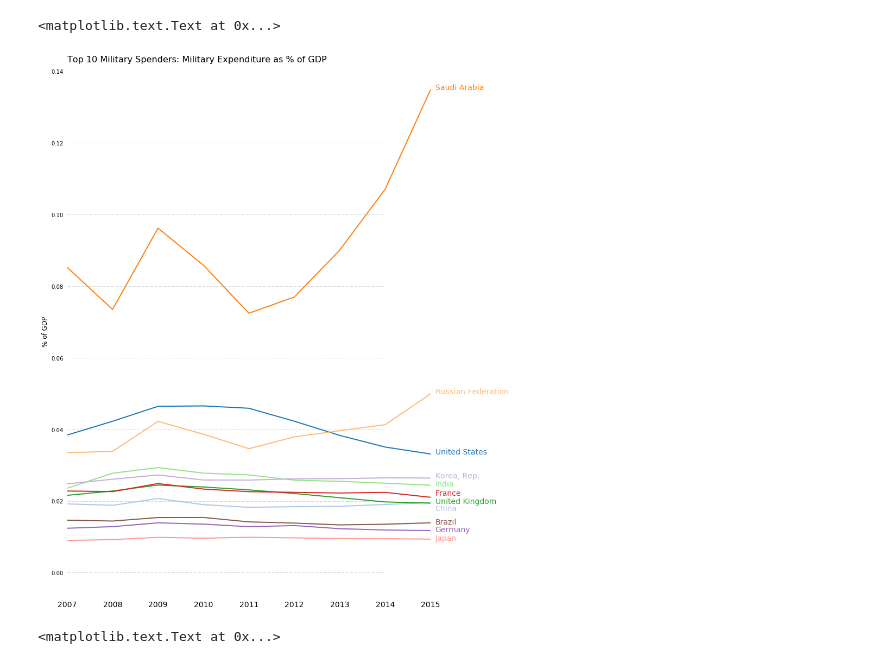
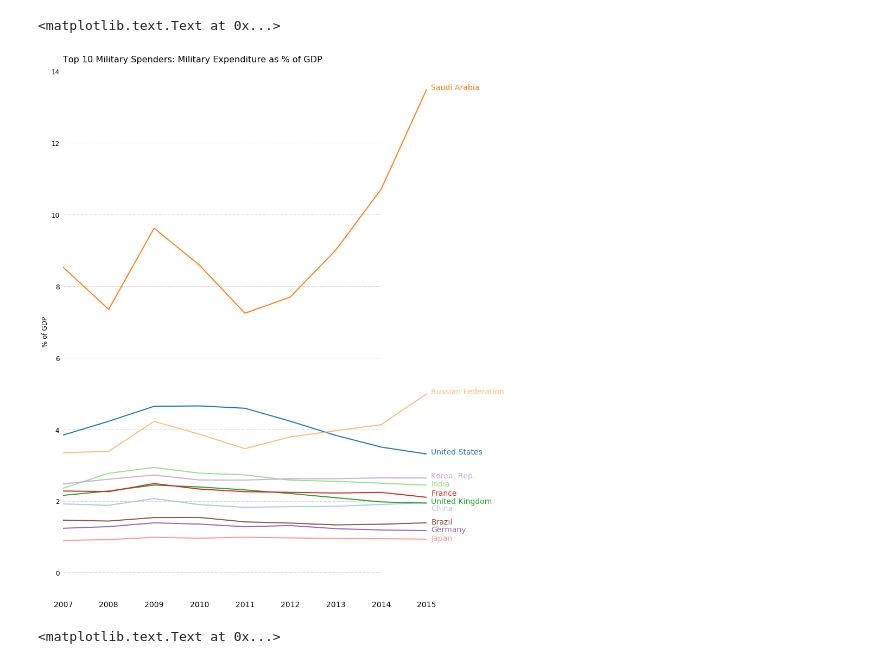
Before and after one commit to maxgrossman/minemilitaries, a Jupyter notebook: minemilitaries.ipynb, the cells around one changed output. Saved outputs shown, nothing was run; the diff lists cells and outputs as text; code cells hidden in the pictures.

```diff
--- a/minemilitaries.ipynb
+++ b/minemilitaries.ipynb
@@ -120,7 +120,10 @@ miliDataList.extend([miliDataList[0]/miliDataList[1],miliDataList[2]/miliDataLis
 # %%
 #2 . Plot each indicator
 
-# tableau20 colors for plots, found from this post -> bit.ly/1uBkJI5
+# colors and styling for plots found from this post -> bit.ly/1uBkJI5
+
+# tableau20 colors for plots, first generating the rgb values and then dividing them by
+# the (256 - 1) limit
 tableau20 = [(31, 119, 180), (174, 199, 232), (255, 127, 14), (255, 187, 120),
              (44, 160, 44), (152, 223, 138), (214, 39, 40), (255, 152, 150),
              (148, 103, 189), (197, 176, 213), (140, 86, 75), (196, 156, 148),
@@ -133,58 +136,68 @@ for i in range(len(tableau20)):
 
 # military expenditure as % of GDP
 
-#plot transpose of this dataframe, using tableua20 colors
+# set the figure size and save plot axis object to ax
 pp.figure(figsize=(12,18))
 ax = pp.subplot(111)
-# remove outer lines of plot
+# remove outer lines of axis
 ax.spines["top"].set_visible(False)
 ax.spines["bottom"].set_visible(False)
 ax.spines["right"].set_visible(False)
 ax.spines["left"].set_visible(False)
-# add stylistic ticks across the plot
+# only draw ticks on left for y and bottom for x axis
+# but note, later on these are shut off
 ax.get_xaxis().tick_bottom()
 ax.get_yaxis().tick_left()
+# set the x limit for the x axis
 pp.xlim(2007,2015)
-ax.yaxis.set_major_formatter(FormatStrFormatter('%.2f'))
+# manually set y axis tick marks to the range 0,14, with steps by 2
+ax.yaxis.set_major_formatter(mtick.FixedFormatter([0,0,2,4,6,8,10,12,14]))
+# set the font size for both
+pp.yticks(fontsize=12)
 pp.xticks(fontsize=14)
+# add a dashed line at height equal to y axis tick marks
 for y in [y * 0.01 for y in range(0,14,2)]:
     pp.plot(range(2007, 2015), [y] * len(range(2007, 2015)), "--", lw=0.5, color="black", alpha=0.3)
+# remove unwanted tick labels using tick_params
+# axis and which both makes sure both y and x axis can be controlled
+# top, left, and right off set ticks as off
+# labelbottom and labelleft as on make sure the tick labels are drawn
 pp.tick_params(axis="both", which="both", bottom="off", top="off",
                 labelbottom="on", left="off", right="off", labelleft="on")
 
+# for each country in dataframe do the following to plot it
 for i in range(0,len(miliDataList[3].index.values.tolist())):
     # Select country matching ith element in index list
     country = miliDataList[3].index.values.tolist()[i]
-
-    # Plot each line separately with its own color, using the Tableau 20 color set in order.
+    # Plot row of datframe for country held in country variable
+    # set the width of that country's line
+    # set its color to the ith color in the tableau20 list
     pp.plot(miliDataList[3].loc[country],
            lw=2,color=tableau20[i])
-
-    # Set y position of label to value of 2015 milispending
+    # Set y position of label to hieght of current country's
+    # 2015 Military expenditure as % of GDP
     y_pos = miliDataList[3].loc[country,'2015']
-
-    # after visual inspection, slightly adjust height of text
+    # slightly adjust these label heights as needed so labels do not clash
     if country == 'India':
         y_pos -= 0.0002
     elif country == 'United Kingdom':
         y_pos -= 0.0001
     elif country == 'China':
         y_pos -= 0.0022
     elif country == 'France':
         y_pos += 0.0005
     elif country == 'Brazil' or country == 'Germany' or country == 'Japan':
         y_pos -= 0.0003
-
     # plot the text
     pp.text(2015.1,y_pos,country,fontsize=14,color=tableau20[i])
 
 # plot the y-axis label and the title
 pp.ylabel('% of GDP',size=12)
 pp.title('Top 10 Military Spenders: Military Expenditure as % of GDP',
          fontsize=16,loc='left')
 # %% [output]
 <matplotlib.text.Text at 0x...>
-[figure, old version]
+[figure, new version]
 # %%
 # military spending compared to total spending of all other countries
 
```
Also changed, not shown: parts of 11 cells of this notebook.
